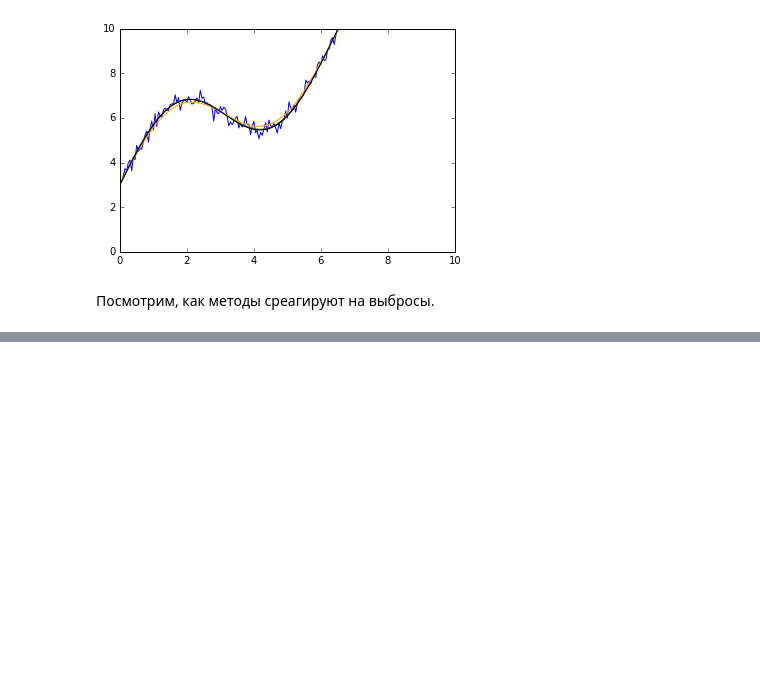
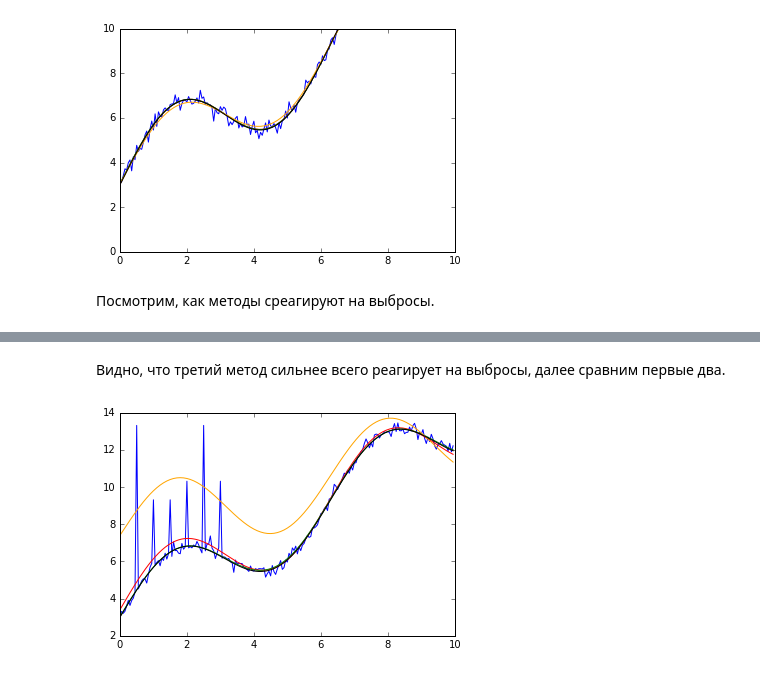
Before and after one commit to BolotinPetr/Mathematical-optimization, a Jupyter notebook: Task2/Task2.ipynb, the cells around one changed output, grey strips where cells are left out. Saved outputs shown, nothing was run; the diff lists cells and outputs as text; code cells hidden in the pictures; blank space fills up the shorter version.

```diff
--- a/Task2/Task2.ipynb
+++ b/Task2/Task2.ipynb
@@ -37,0 +46,16 @@ main.find_errors(y_rand)
+# %% [markdown]
+Видно, что третий метод сильнее всего реагирует на выбросы, далее сравним первые два.
+# %%
+dispersion = 0.2
+y_rand = main.gen_data(dispersion, y_true)
+y_rand[10] = y_rand[1]+10
+y_rand[20] = y_rand[1]+ 6
+y_rand[10] = y_rand[1]+10
+y_rand[40] = y_rand[1]+ 7
+y_rand[10] = y_rand[1]+10
+y_rand[30] = y_rand[1]+ 6
+y_rand[50] = y_rand[1]+10
+y_rand[60] = y_rand[1]+ 7
+main.find_errors(y_rand)
+# %% [output]
+[figure, added]
```
Also changed, not shown: parts of 3 cells of this notebook, 1 other file.
